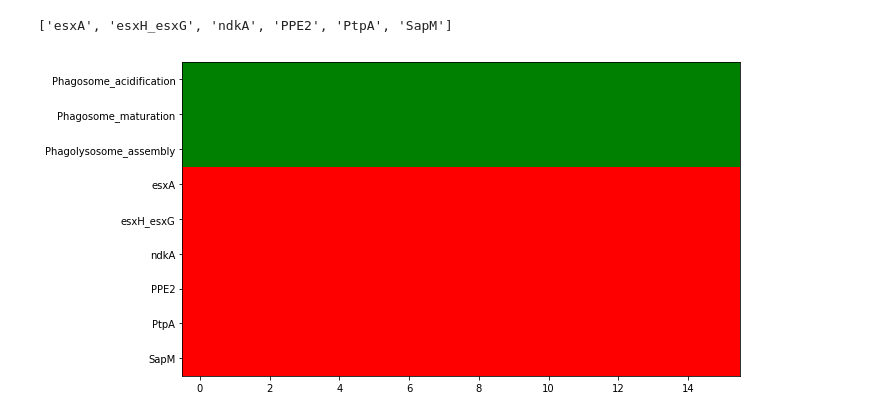
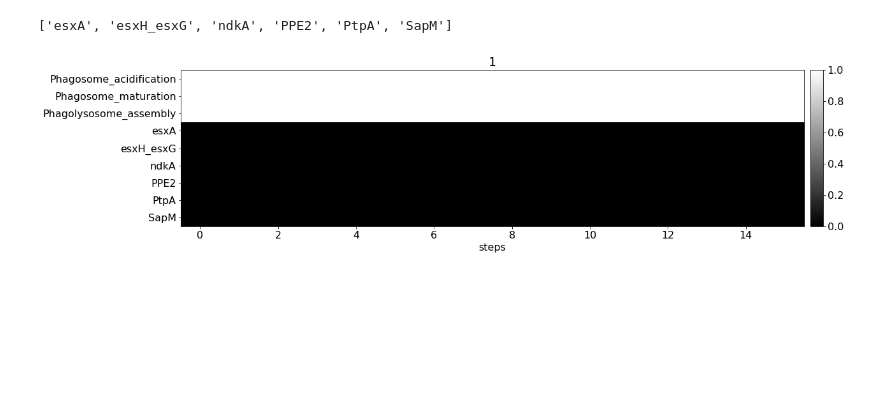
Before and after one commit to charlies-b/rp1, a Jupyter notebook: string-model-1.ipynb, the cells around one changed output. Saved outputs shown, nothing was run; the diff lists cells and outputs as text; code cells hidden in the pictures; blank space fills up the shorter version.

Commit message:
refactored string-model-1 and drawer

```diff
--- a/string-model-1.ipynb
+++ b/string-model-1.ipynb
@@ -7,6 +7,7 @@ from string_model_builder_1 import string2definition, add_processes2definition,
 # %%
 mtb = ["Eis" , "esxA" ,"esxH_esxG" ,"IpdC" ,"ndkA" ,"PPE2" ,"PstS1" ,"PtpA" ,"Rv2779c" ,"SapM"]
 hit = ['AP1B1','ARL10','ASPSCR1','CHMP2A','KIF6','CLVS2','CDC42EP3','CHMP2B','GGA1','GOLT1B','HIP1R','VPS26B','PKD1L2','RIMS2','VCP']
+process = ['Phagosome_acidification','Phagosome_maturation','Phagolysosome_assembly']
 # %%
 definition = string2definition('string-network-1.csv', True)
 definition = add_processes2definition(definition, 'string-1-process-edgelist.csv', True)
@@ -24,9 +25,9 @@ mtb
 ['esxA', 'esxH_esxG', 'ndkA', 'PPE2', 'PtpA', 'SapM']
 # %%
 model = bm.run_model(mtb_off)
-bm.plot_nodes(model, ['Phagosome_acidification','Phagosome_maturation','Phagolysosome_assembly'] + mtb)
+bm.plot_maps([model.data], nodes=process + mtb, h=4, suptitle='')
 # %% [output]
-[figure, old version]
+[figure, new version]
 # %%
 mtb_on = add_mtb2definition(definition, 'mtb-edgelist.csv', 'True')
 model = bm.run_model(mtb_on)
```
Also changed, not shown: parts of 4 cells of this notebook, 2 other files.
